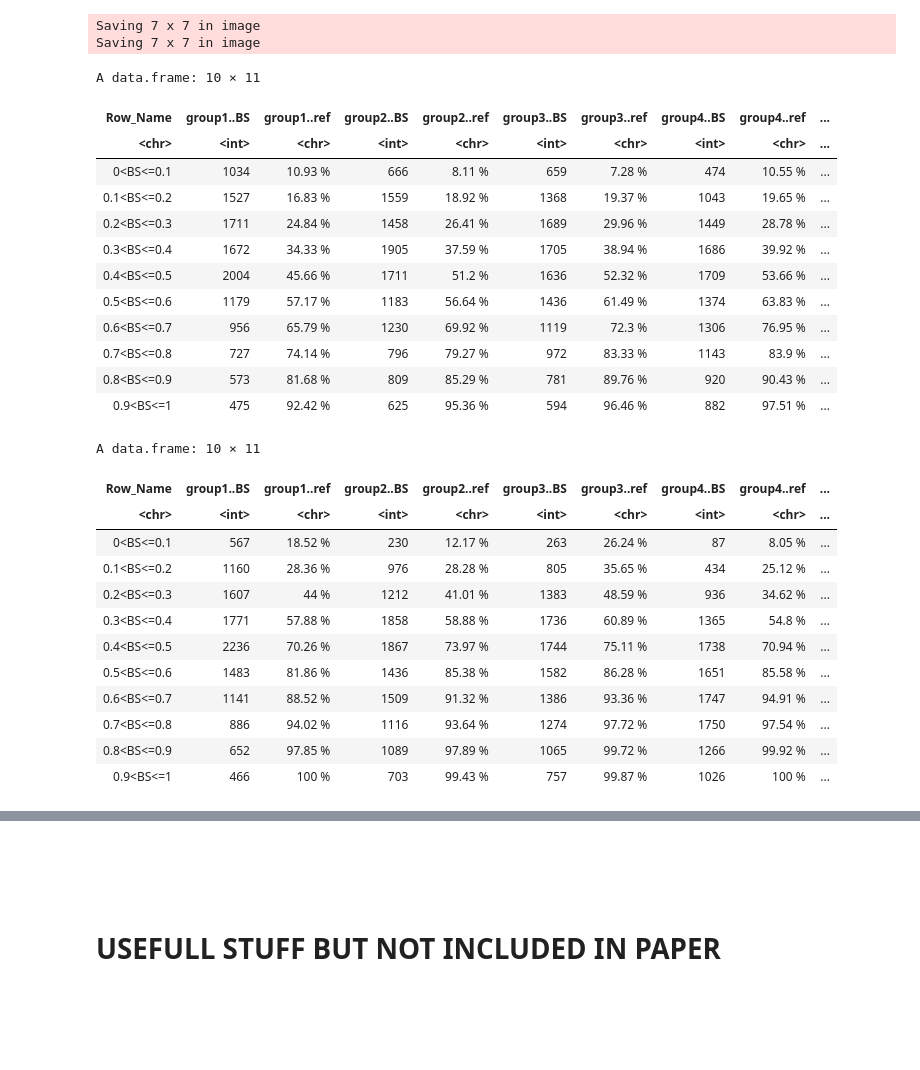
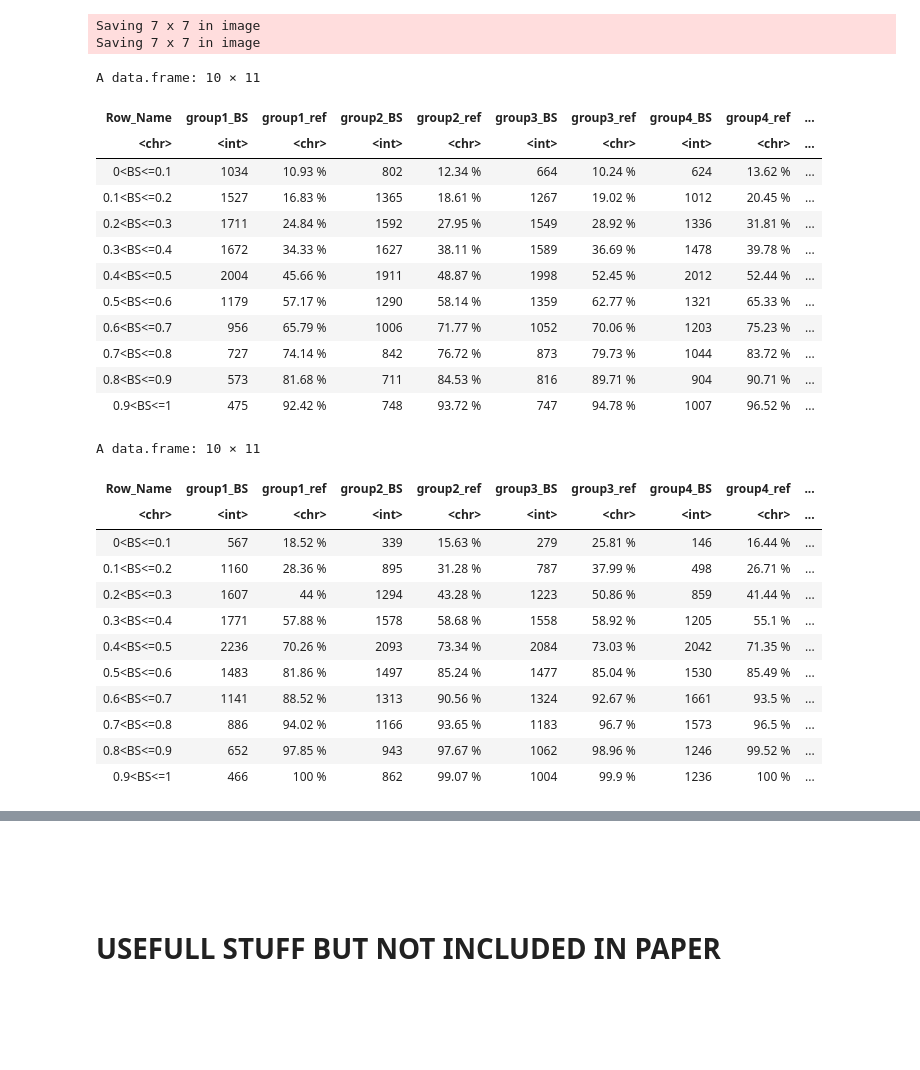
Before and after one commit to alessiovignoli/paralogs-nf, a Jupyter notebook: analysis/simulated_data.ipynb, the cells around one changed output, grey strips where cells are left out. Drawn from its saved outputs; the diff is of its cells as text; code cells hidden in the pictures.

Commit message:
all groups now get the same number of replicate trees for computation of BS + tables node in bin and % presence in ref

```diff
--- a/analysis/simulated_data.ipynb
+++ b/analysis/simulated_data.ipynb
@@ -1247,8 +1255,8 @@ Saving 7 x 7 in image
 # PLot 4.c
 
 # Reading Bootstrap values for each node and presence of node in family paralog reference tree
-df_bs_ME_SM = read.table(gzfile("../analysis/tables/df_bootsrtap_clade_presence_in_ref_ME_SM.tsv.gz"), header = TRUE)
-df_bs_ML_SM = read.table(gzfile("../analysis/tables/df_bootsrtap_clade_presence_in_ref_ML_SM.tsv.gz"), header = TRUE)
+df_bs_ME_SM = read.table(gzfile("tables/df_bootsrtap_clade_presence_in_ref_ME_SM.tsv.gz"), header = TRUE)
+df_bs_ML_SM = read.table(gzfile("tables/df_bootsrtap_clade_presence_in_ref_ML_SM.tsv.gz"), header = TRUE)
 
 # get the ammount of unique families (500), the two dataframes are assumed to have same number
 unique_family_names = unique(df_bs_ME_SM$family)
@@ -1334,8 +1342,8 @@ Warning message:
 # TODO add fiigure number
 
 # Reading Bootstrap values for each node and presence of node in family paralog reference tree
-df_bs_ME_SM = read.table(gzfile("../analysis/tables/df_bootsrtap_clade_presence_in_ref_ME_SM.tsv.gz"), header = TRUE)
-df_bs_ML_SM = read.table(gzfile("../analysis/tables/df_bootsrtap_clade_presence_in_ref_ML_SM.tsv.gz"), header = TRUE)
+df_bs_ME_SM = read.table(gzfile("tables/df_bootsrtap_clade_presence_in_ref_ME_SM.tsv.gz"), header = TRUE)
+df_bs_ML_SM = read.table(gzfile("tables/df_bootsrtap_clade_presence_in_ref_ML_SM.tsv.gz"), header = TRUE)
 
 # get the ammount of unique families (500), the two dataframes are assumed to have same number
 unique_family_names = unique(df_bs_ME_SM$family)
@@ -1581,8 +1589,8 @@ get_best_mcc <- function(predicted_values, proven_positives, thresholds){
 # TODO insert plot number
 
 # Reading Bootstrap values for each node and presence of node in family paralog reference tree
-df_bs_ME_SM = read.table(gzfile("../analysis/tables/df_bootsrtap_clade_presence_in_ref_ME_SM.tsv.gz"), header = TRUE)
-df_bs_ML_SM = read.table(gzfile("../analysis/tables/df_bootsrtap_clade_presence_in_ref_ML_SM.tsv.gz"), header = TRUE)
+df_bs_ME_SM = read.table(gzfile("tables/df_bootsrtap_clade_presence_in_ref_ME_SM.tsv.gz"), header = TRUE)
+df_bs_ML_SM = read.table(gzfile("tables/df_bootsrtap_clade_presence_in_ref_ML_SM.tsv.gz"), header = TRUE)
 
 # get the ammount of unique families (500), the two dataframes are assumed to have same number
 unique_family_names = unique(df_bs_ME_SM$family)
@@ -1674,8 +1682,8 @@ TODO add description if necessary.
 # todo add figure number
 
 # Reading Bootstrap values for each node and presence of node in family paralog reference tree
-df_bs_ME_SM = read.table(gzfile("../analysis/tables/df_bootsrtap_clade_presence_in_ref_ME_SM.tsv.gz"), header = TRUE)
-df_bs_ML_SM = read.table(gzfile("../analysis/tables/df_bootsrtap_clade_presence_in_ref_ML_SM.tsv.gz"), header = TRUE)
+df_bs_ME_SM = read.table(gzfile("tables/df_bootsrtap_clade_presence_in_ref_ME_SM.tsv.gz"), header = TRUE)
+df_bs_ML_SM = read.table(gzfile("tables/df_bootsrtap_clade_presence_in_ref_ML_SM.tsv.gz"), header = TRUE)
 
 # get the ammount of unique families (500), the two dataframes are assumed to have same number
 unique_family_names = unique(df_bs_ME_SM$family)
@@ -1852,63 +1860,65 @@ for (n in 1:num_groups) {
     filtered_rows_unit25 = subset(unit25_data, BS > (i - 0.1) & BS <= i)
 
     # Calculate the number of nodes in the bin.
     unit1_bin_percent_nodes  = c(unit1_bin_percent_nodes, length(filtered_rows_unit1$node))
     unit25_bin_percent_nodes = c(unit25_bin_percent_nodes, length(filtered_rows_unit25$node))
     #unit25_bin_percent_nodes = c(unit25_bin_percent_nodes, length(filtered_rows_unit25$node) / length(unit25_data$node))
 
     # Calculate the percentage of nodes in reference out of those in the bin.
     unit1_bin_percent_in_ref  = c(unit1_bin_percent_in_ref, paste0(round(sum(filtered_rows_unit1$ref_presence == 1) / length(filtered_rows_unit1$node) * 100, 2), " %"))
     unit25_bin_percent_in_ref = c(unit25_bin_percent_in_ref, paste0(round(sum(filtered_rows_unit25$ref_presence == 1) / length(filtered_rows_unit25$node)* 100, 2), " %"))
   }
 
   # Add the vectors as new columns in the data frames, naming the columns based on the current group.
-  df_unit1[[paste0("group", n, " %BS")]]   = unit1_bin_percent_nodes
-  df_unit1[[paste0("group", n, " %ref")]]  = unit1_bin_percent_in_ref
-  df_unit25[[paste0("group", n, " %BS")]]  = unit25_bin_percent_nodes
-  df_unit25[[paste0("group", n, " %ref")]] = unit25_bin_percent_in_ref
+  df_unit1[[paste0("group", n, "_BS")]]   = unit1_bin_percent_nodes
+  df_unit1[[paste0("group", n, "_ref")]]  = unit1_bin_percent_in_ref
+  df_unit25[[paste0("group", n, "_BS")]]  = unit25_bin_percent_nodes
+  df_unit25[[paste0("group", n, "_ref")]] = unit25_bin_percent_in_ref
 }
 
 # Define custom row labels representing BIN values
 row_names = c("0<BS<=0.1", "0.1<BS<=0.2", "0.2<BS<=0.3", "0.3<BS<=0.4",
                "0.4<BS<=0.5", "0.5<BS<=0.6", "0.6<BS<=0.7", "0.7<BS<=0.8",
                "0.8<BS<=0.9", "0.9<BS<=1")
 
 # Add row names as the first column of the data frame
 df_unit1  = data.frame("Row_Name" = row_names, df_unit1)
 df_unit25 = data.frame("Row_Name" = row_names, df_unit25)
 
 # Output the data frames.
 df_unit1
 df_unit25
 
-# TODO save table in files
+# save tables in files
+write.table(df_unit1, file="tables/unit_1_per_group_nodes_BS_ref_ME_SM.tsv", quote=FALSE, sep="\t", row.names=FALSE)
+write.table(df_unit25, file="tables/unit_25_per_group_nodes_BS_ref_ME_SM.tsv", quote=FALSE, sep="\t", row.names=FALSE)
 # %% [output]
 A data.frame: 10 × 11
-| Row_Name | group1..BS | group1..ref | group2..BS | group2..ref | group3..BS | group3..ref | group4..BS | group4..ref | ... |
+| Row_Name | group1_BS | group1_ref | group2_BS | group2_ref | group3_BS | group3_ref | group4_BS | group4_ref | ... |
 | <chr> | <int> | <chr> | <int> | <chr> | <int> | <chr> | <int> | <chr> | ... |
-| 0<BS<=0.1 | 1034 | 10.93 % | 666 | 8.11 % | 659 | 7.28 % | 474 | 10.55 % | ... |
-| 0.1<BS<=0.2 | 1527 | 16.83 % | 1559 | 18.92 % | 1368 | 19.37 % | 1043 | 19.65 % | ... |
-| 0.2<BS<=0.3 | 1711 | 24.84 % | 1458 | 26.41 % | 1689 | 29.96 % | 1449 | 28.78 % | ... |
-| 0.3<BS<=0.4 | 1672 | 34.33 % | 1905 | 37.59 % | 1705 | 38.94 % | 1686 | 39.92 % | ... |
-| 0.4<BS<=0.5 | 2004 | 45.66 % | 1711 | 51.2 % | 1636 | 52.32 % | 1709 | 53.66 % | ... |
-| 0.5<BS<=0.6 | 1179 | 57.17 % | 1183 | 56.64 % | 1436 | 61.49 % | 1374 | 63.83 % | ... |
-| 0.6<BS<=0.7 | 956 | 65.79 % | 1230 | 69.92 % | 1119 | 72.3 % | 1306 | 76.95 % | ... |
-| 0.7<BS<=0.8 | 727 | 74.14 % | 796 | 79.27 % | 972 | 83.33 % | 1143 | 83.9 % | ... |
-| 0.8<BS<=0.9 | 573 | 81.68 % | 809 | 85.29 % | 781 | 89.76 % | 920 | 90.43 % | ... |
-| 0.9<BS<=1 | 475 | 92.42 % | 625 | 95.36 % | 594 | 96.46 % | 882 | 97.51 % | ... |
+| 0<BS<=0.1 | 1034 | 10.93 % | 802 | 12.34 % | 664 | 10.24 % | 624 | 13.62 % | ... |
+| 0.1<BS<=0.2 | 1527 | 16.83 % | 1365 | 18.61 % | 1267 | 19.02 % | 1012 | 20.45 % | ... |
+| 0.2<BS<=0.3 | 1711 | 24.84 % | 1592 | 27.95 % | 1549 | 28.92 % | 1336 | 31.81 % | ... |
+| 0.3<BS<=0.4 | 1672 | 34.33 % | 1627 | 38.11 % | 1589 | 36.69 % | 1478 | 39.78 % | ... |
+| 0.4<BS<=0.5 | 2004 | 45.66 % | 1911 | 48.87 % | 1998 | 52.45 % | 2012 | 52.44 % | ... |
+| 0.5<BS<=0.6 | 1179 | 57.17 % | 1290 | 58.14 % | 1359 | 62.77 % | 1321 | 65.33 % | ... |
+| 0.6<BS<=0.7 | 956 | 65.79 % | 1006 | 71.77 % | 1052 | 70.06 % | 1203 | 75.23 % | ... |
+| 0.7<BS<=0.8 | 727 | 74.14 % | 842 | 76.72 % | 873 | 79.73 % | 1044 | 83.72 % | ... |
+| 0.8<BS<=0.9 | 573 | 81.68 % | 711 | 84.53 % | 816 | 89.71 % | 904 | 90.71 % | ... |
+| 0.9<BS<=1 | 475 | 92.42 % | 748 | 93.72 % | 747 | 94.78 % | 1007 | 96.52 % | ... |
 A data.frame: 10 × 11
-| Row_Name | group1..BS | group1..ref | group2..BS | group2..ref | group3..BS | group3..ref | group4..BS | group4..ref | ... |
+| Row_Name | group1_BS | group1_ref | group2_BS | group2_ref | group3_BS | group3_ref | group4_BS | group4_ref | ... |
 | <chr> | <int> | <chr> | <int> | <chr> | <int> | <chr> | <int> | <chr> | ... |
-| 0<BS<=0.1 | 567 | 18.52 % | 230 | 12.17 % | 263 | 26.24 % | 87 | 8.05 % | ... |
-| 0.1<BS<=0.2 | 1160 | 28.36 % | 976 | 28.28 % | 805 | 35.65 % | 434 | 25.12 % | ... |
-| 0.2<BS<=0.3 | 1607 | 44 % | 1212 | 41.01 % | 1383 | 48.59 % | 936 | 34.62 % | ... |
-| 0.3<BS<=0.4 | 1771 | 57.88 % | 1858 | 58.88 % | 1736 | 60.89 % | 1365 | 54.8 % | ... |
-| 0.4<BS<=0.5 | 2236 | 70.26 % | 1867 | 73.97 % | 1744 | 75.11 % | 1738 | 70.94 % | ... |
-| 0.5<BS<=0.6 | 1483 | 81.86 % | 1436 | 85.38 % | 1582 | 86.28 % | 1651 | 85.58 % | ... |
-| 0.6<BS<=0.7 | 1141 | 88.52 % | 1509 | 91.32 % | 1386 | 93.36 % | 1747 | 94.91 % | ... |
-| 0.7<BS<=0.8 | 886 | 94.02 % | 1116 | 93.64 % | 1274 | 97.72 % | 1750 | 97.54 % | ... |
-| 0.8<BS<=0.9 | 652 | 97.85 % | 1089 | 97.89 % | 1065 | 99.72 % | 1266 | 99.92 % | ... |
-| 0.9<BS<=1 | 466 | 100 % | 703 | 99.43 % | 757 | 99.87 % | 1026 | 100 % | ... |
+| 0<BS<=0.1 | 567 | 18.52 % | 339 | 15.63 % | 279 | 25.81 % | 146 | 16.44 % | ... |
+| 0.1<BS<=0.2 | 1160 | 28.36 % | 895 | 31.28 % | 787 | 37.99 % | 498 | 26.71 % | ... |
+| 0.2<BS<=0.3 | 1607 | 44 % | 1294 | 43.28 % | 1223 | 50.86 % | 859 | 41.44 % | ... |
+| 0.3<BS<=0.4 | 1771 | 57.88 % | 1578 | 58.68 % | 1558 | 58.92 % | 1205 | 55.1 % | ... |
+| 0.4<BS<=0.5 | 2236 | 70.26 % | 2093 | 73.34 % | 2084 | 73.03 % | 2042 | 71.35 % | ... |
+| 0.5<BS<=0.6 | 1483 | 81.86 % | 1497 | 85.24 % | 1477 | 85.04 % | 1530 | 85.49 % | ... |
+| 0.6<BS<=0.7 | 1141 | 88.52 % | 1313 | 90.56 % | 1324 | 92.67 % | 1661 | 93.5 % | ... |
+| 0.7<BS<=0.8 | 886 | 94.02 % | 1166 | 93.65 % | 1183 | 96.7 % | 1573 | 96.5 % | ... |
+| 0.8<BS<=0.9 | 652 | 97.85 % | 943 | 97.67 % | 1062 | 98.96 % | 1246 | 99.52 % | ... |
+| 0.9<BS<=1 | 466 | 100 % | 862 | 99.07 % | 1004 | 99.9 % | 1236 | 100 % | ... |
 # %%
 # TODO put table number
 # table binning nodes based on their BS value and computing percentages for ref presence.
```
Also changed, not shown: parts of 11 cells of this notebook, 6 other files.
